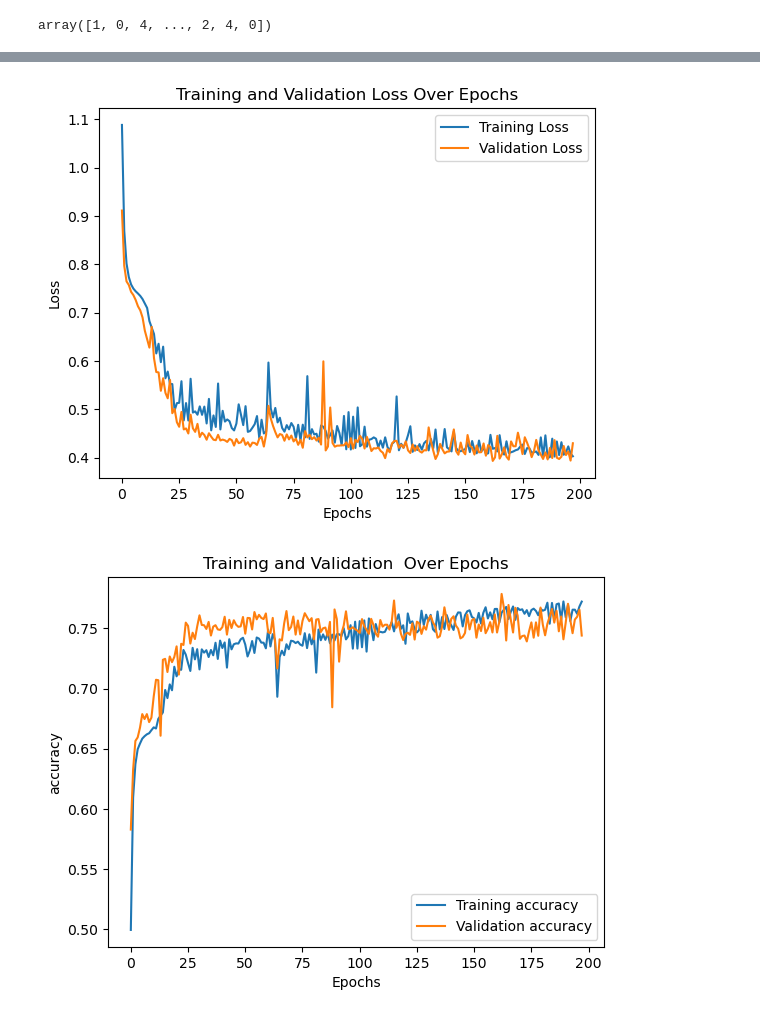
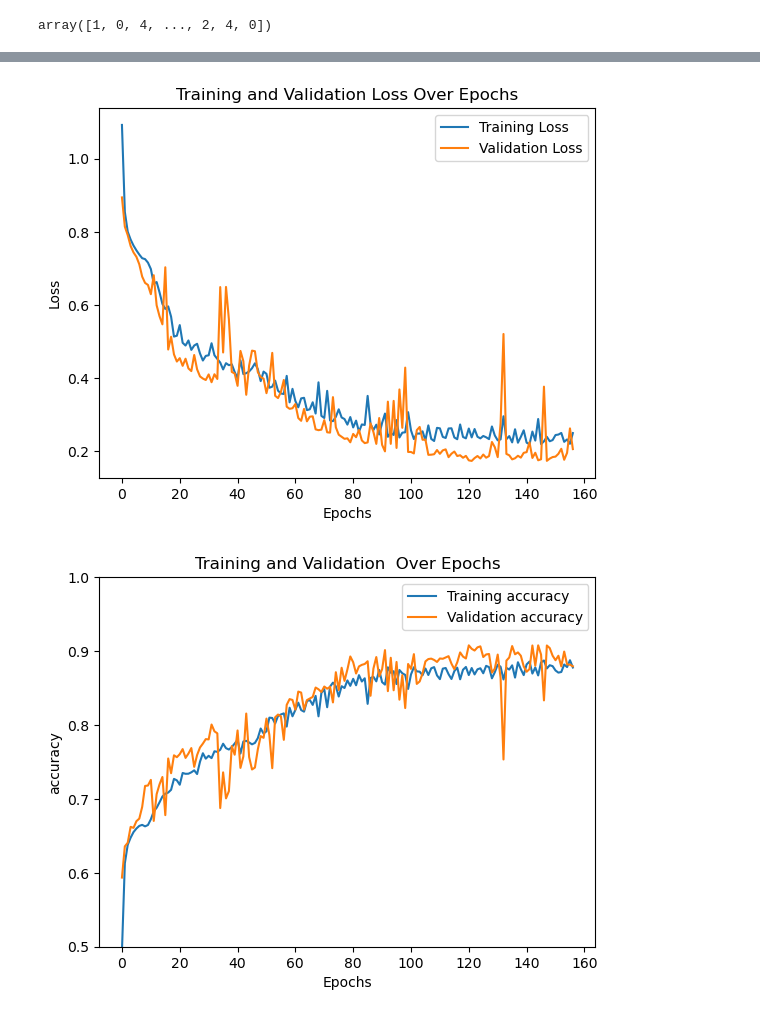
Before and after one commit to armaaar/amma-streamlit, a Jupyter notebook: notebooks/boiler.ipynb, the cells around one changed output, grey strips where cells are left out. Saved outputs shown, nothing was run; the diff lists cells and outputs as text; code cells hidden in the pictures.

```diff
--- a/notebooks/boiler.ipynb
+++ b/notebooks/boiler.ipynb
@@ -11,5 +19,5 @@ from mlxtend.plotting import plot_confusion_matrix
 # %%
-data = pd.read_csv("../data/Boiler_emulator_dataset_new.csv")
+data = pd.read_csv("../models/Boiler_emulator_dataset.csv")
 # %%
 data.info()
 # %% [output]
@@ -345,7 +358,8 @@ model.save("../models/keras_model_1.keras")
 # %%
 tf.random.set_seed(42)
 model_2 = tf.keras.models.Sequential()
-model_2.add(tf.keras.layers.Input(shape=(n_features,)))
+model_2.add(tf.keras.layers.Input(shape=(n_features,))) # Changed line: shape should be a tuple
+model_2.add(tf.keras.layers.Dense(2048, activation="swish",))
 model_2.add(tf.keras.layers.Dense(1024, activation="swish",))
 model_2.add(tf.keras.layers.Dense(512, activation="swish",))
 model_2.add(tf.keras.layers.Dense(256, activation="swish",))
@@ -370,6 +386,6 @@ Model: "sequential_2"
  Non-trainable params: 0 (0.00 B)
 # %%
-optimizer_2 = tf.keras.optimizers.Adam(learning_rate=0.001,weight_decay=1e-5)
+optimizer_2 = tf.keras.optimizers.Adam(learning_rate=0.0004,weight_decay=1e-6)
 # %%
 model_2.compile(loss="categorical_crossentropy" #used because the target is number not hot encoded
 ,optimizer=optimizer_2,metrics=["accuracy", tf.keras.metrics.Precision(),
@@ -483,24 +525,24 @@ plt.legend()
 # Display the plot
 plt.show()
 # %% [output]
-[figure, old version]
+[figure, new version]
 # %%
 # Plot accuracy
 plt.plot(R_2.history['accuracy'], label='Training accuracy')
 plt.plot(R_2.history['val_accuracy'], label='Validation accuracy')
 
 
 # Add labels and title
 plt.xlabel('Epochs')
 plt.ylabel('accuracy')
 plt.title('Training and Validation  Over Epochs')
-
+plt.ylim(.5, 1)
 # Add a legend
 plt.legend()
 
 # Display the plot
 plt.show()
 # %% [output]
-[figure, old version]
+[figure, new version]
 # %%
 model_2.save("../models/keras_model_2.keras")
```
Also changed, not shown: parts of 29 cells of this notebook, 14 other files.
